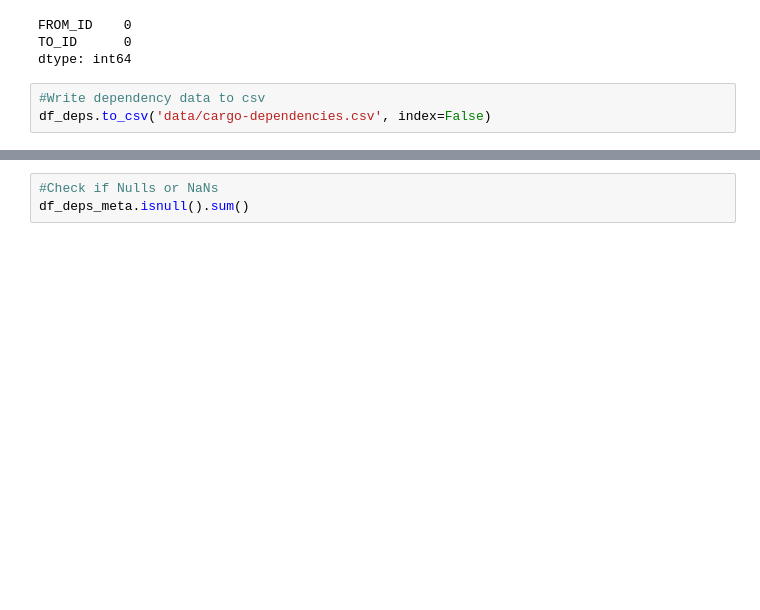
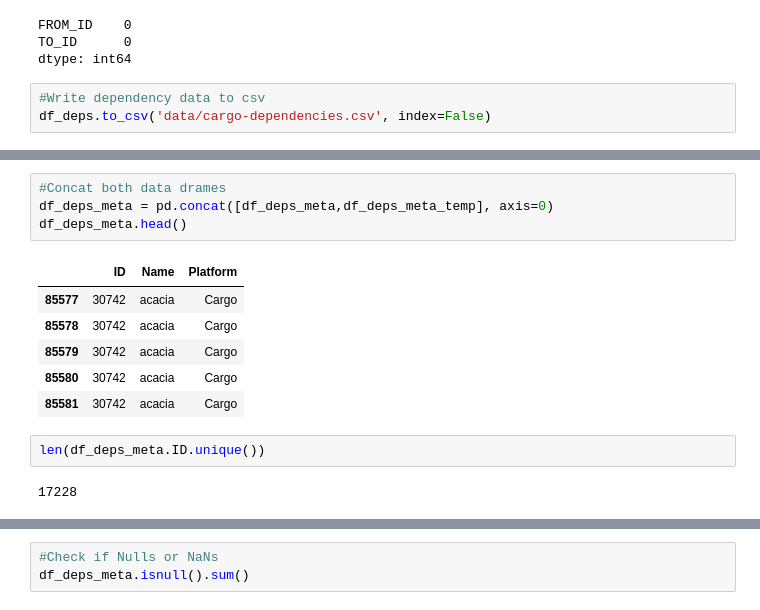
Before and after one commit to oscoin/osrank, a Jupyter notebook: osrank.ipynb, the cells around one changed output, grey strips where cells are left out. Cells and saved outputs as stored; diff of their text form; blank space fills up the shorter version.

```diff
--- a/osrank.ipynb
+++ b/osrank.ipynb
@@ -294,0 +307,15 @@ df_deps_meta.head()
+# %%
+#Concat both data drames
+df_deps_meta = pd.concat([df_deps_meta,df_deps_meta_temp], axis=0)
+df_deps_meta.head()
+# %% [output]
+|  | ID | Name | Platform |
+| 85577 | 30742 | acacia | Cargo |
+| 85578 | 30742 | acacia | Cargo |
+| 85579 | 30742 | acacia | Cargo |
+| 85580 | 30742 | acacia | Cargo |
+| 85581 | 30742 | acacia | Cargo |
+# %%
+len(df_deps_meta.ID.unique())
+# %% [output]
+17228
```
Also changed, not shown: parts of 8 cells of this notebook.
